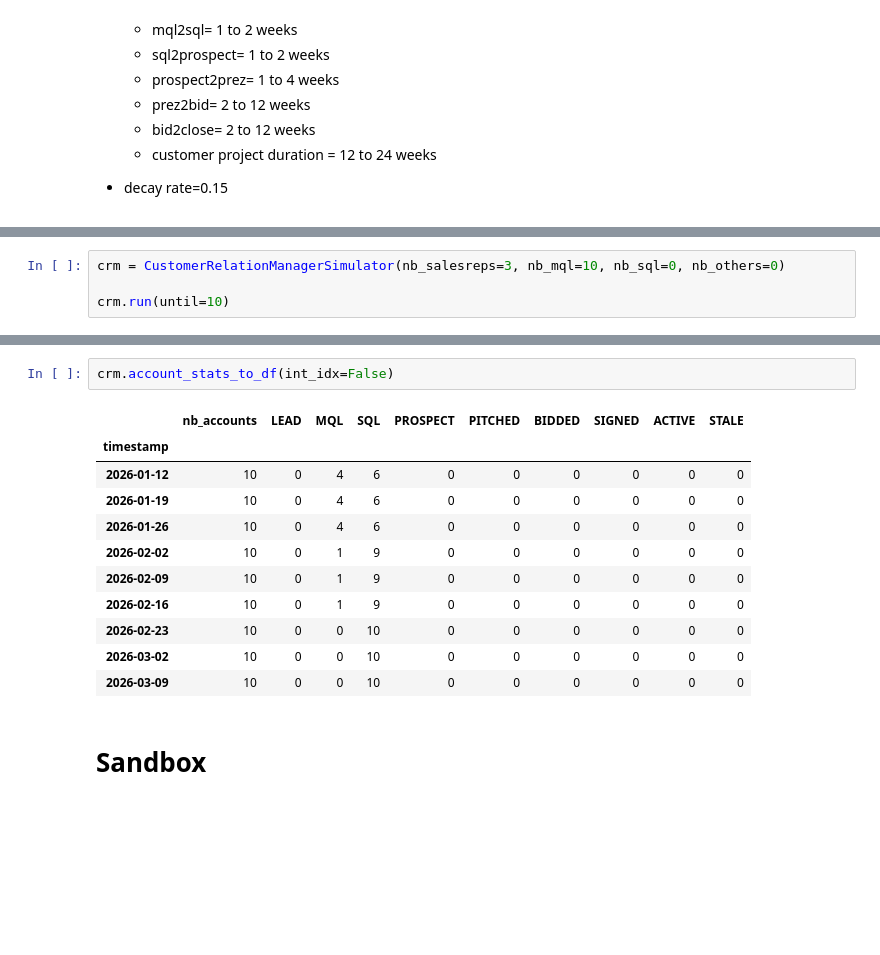
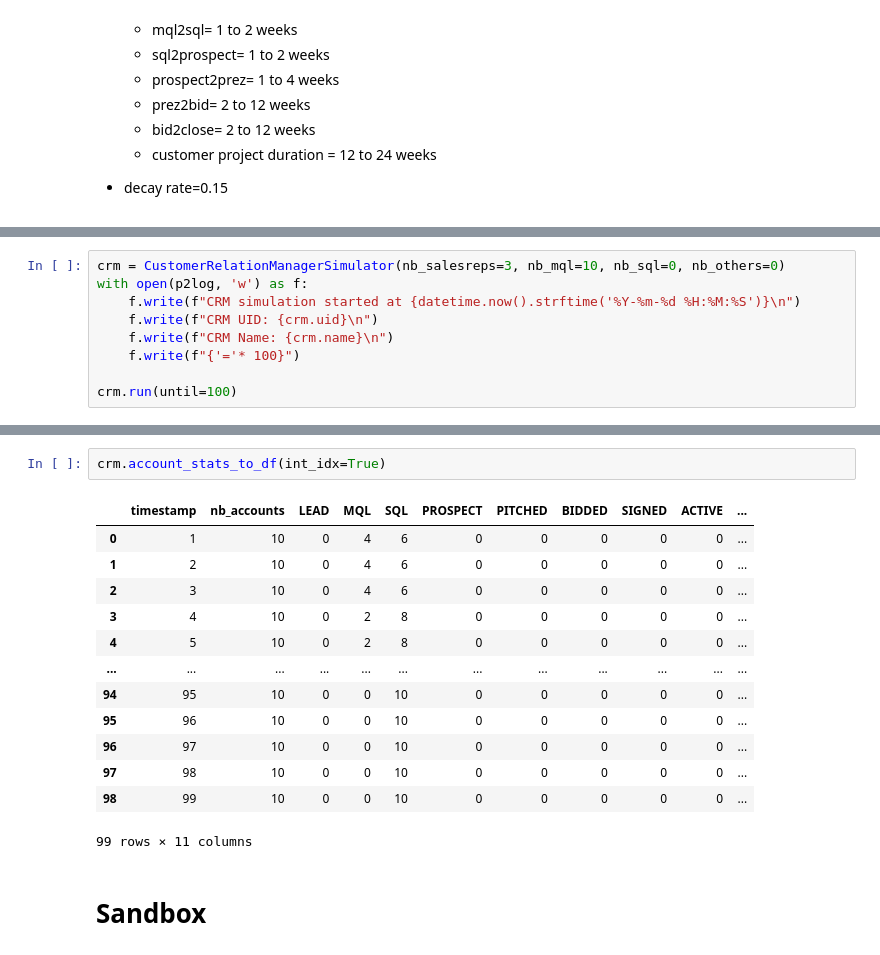
Before and after one commit to vtecftwy/crm-sim, a Jupyter notebook: nbs/wip_06_crm_simpy_refactor.ipynb, the cells around one changed output, grey strips where cells are left out. Drawn from its saved outputs; the diff is of its cells as text; blank space fills up the shorter version.

```diff
--- a/nbs/wip_06_crm_simpy_refactor.ipynb
+++ b/nbs/wip_06_crm_simpy_refactor.ipynb
@@ -699,5 +793,10 @@ class CustomerRelationManagerSimulator:
 # %%
 crm = CustomerRelationManagerSimulator(nb_salesreps=3, nb_mql=10, nb_sql=0, nb_others=0)
+with open(p2log, 'w') as f:
+    f.write(f"CRM simulation started at {datetime.now().strftime('%Y-%m-%d %H:%M:%S')}\n")
+    f.write(f"CRM UID: {crm.uid}\n")
+    f.write(f"CRM Name: {crm.name}\n")
+    f.write(f"{'='* 100}")
 
-crm.run(until=10)
+crm.run(until=100)
 # %% [output]
@@ -738,17 +822,19 @@ df.loc[df.action == 'accept', :]
 # %%
-crm.account_stats_to_df(int_idx=False)
+crm.account_stats_to_df(int_idx=True)
 # %% [output]
-|  | nb_accounts | LEAD | MQL | SQL | PROSPECT | PITCHED | BIDDED | SIGNED | ACTIVE | STALE |
-| timestamp |  |  |  |  |  |  |  |  |  |  |
-| 2026-01-12 | 10 | 0 | 4 | 6 | 0 | 0 | 0 | 0 | 0 | 0 |
-| 2026-01-19 | 10 | 0 | 4 | 6 | 0 | 0 | 0 | 0 | 0 | 0 |
-| 2026-01-26 | 10 | 0 | 4 | 6 | 0 | 0 | 0 | 0 | 0 | 0 |
-| 2026-02-02 | 10 | 0 | 1 | 9 | 0 | 0 | 0 | 0 | 0 | 0 |
-| 2026-02-09 | 10 | 0 | 1 | 9 | 0 | 0 | 0 | 0 | 0 | 0 |
-| 2026-02-16 | 10 | 0 | 1 | 9 | 0 | 0 | 0 | 0 | 0 | 0 |
-| 2026-02-23 | 10 | 0 | 0 | 10 | 0 | 0 | 0 | 0 | 0 | 0 |
-| 2026-03-02 | 10 | 0 | 0 | 10 | 0 | 0 | 0 | 0 | 0 | 0 |
-| 2026-03-09 | 10 | 0 | 0 | 10 | 0 | 0 | 0 | 0 | 0 | 0 |
+|  | timestamp | nb_accounts | LEAD | MQL | SQL | PROSPECT | PITCHED | BIDDED | SIGNED | ACTIVE | ... |
+| 0 | 1 | 10 | 0 | 4 | 6 | 0 | 0 | 0 | 0 | 0 | ... |
+| 1 | 2 | 10 | 0 | 4 | 6 | 0 | 0 | 0 | 0 | 0 | ... |
+| 2 | 3 | 10 | 0 | 4 | 6 | 0 | 0 | 0 | 0 | 0 | ... |
+| 3 | 4 | 10 | 0 | 2 | 8 | 0 | 0 | 0 | 0 | 0 | ... |
+| 4 | 5 | 10 | 0 | 2 | 8 | 0 | 0 | 0 | 0 | 0 | ... |
+| ... | ... | ... | ... | ... | ... | ... | ... | ... | ... | ... | ... |
+| 94 | 95 | 10 | 0 | 0 | 10 | 0 | 0 | 0 | 0 | 0 | ... |
+| 95 | 96 | 10 | 0 | 0 | 10 | 0 | 0 | 0 | 0 | 0 | ... |
+| 96 | 97 | 10 | 0 | 0 | 10 | 0 | 0 | 0 | 0 | 0 | ... |
+| 97 | 98 | 10 | 0 | 0 | 10 | 0 | 0 | 0 | 0 | 0 | ... |
+| 98 | 99 | 10 | 0 | 0 | 10 | 0 | 0 | 0 | 0 | 0 | ... |
+99 rows × 11 columns
 # %% [markdown]
 # Sandbox
 # %% [markdown]
```
Also changed, not shown: parts of 21 cells of this notebook, 3 other files.
